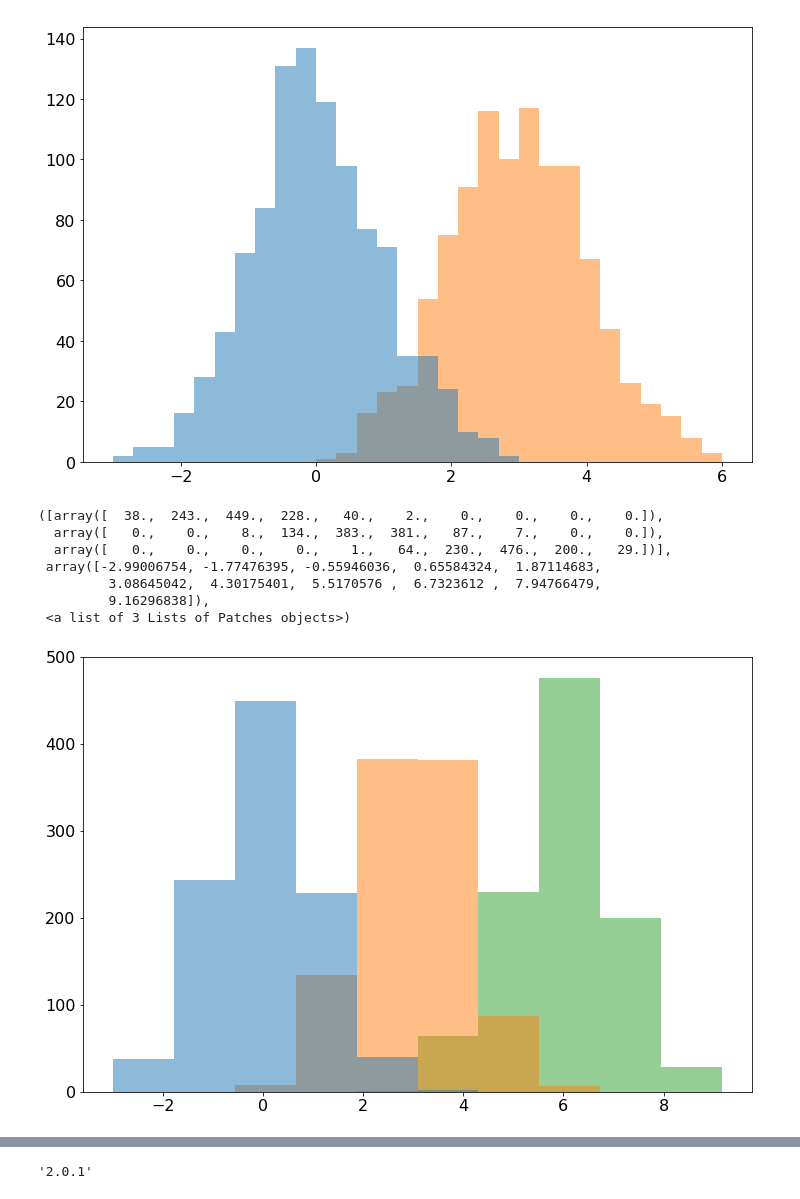
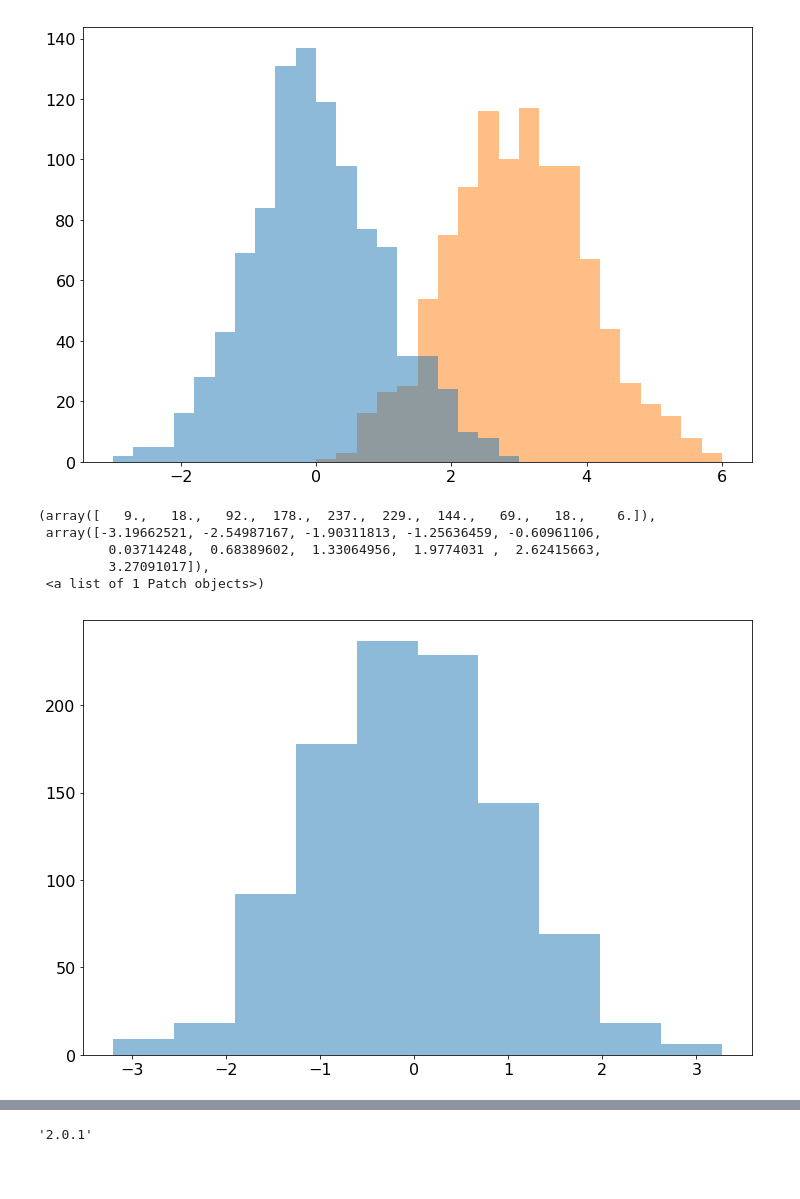
Before and after one commit to pollackscience/histogram_plus, a Jupyter notebook: scripts/hist_plus.ipynb, the cells around one changed output, grey strips where cells are left out. Drawn from its saved outputs; the diff is of its cells as text; code cells hidden in the pictures; blank space fills up the shorter version.

```diff
--- a/scripts/hist_plus.ipynb
+++ b/scripts/hist_plus.ipynb
@@ -69,16 +51,14 @@ hist([data, data2], bins=30, histtype='stepfilled', errorbars=False, range=(-3,6
  <a list of 2 Lists of Patches objects>)
 [figure]
 # %%
-plt.hist([data, data2, data3], bins=10, histtype='stepfilled', alpha=0.5, stacked=False)
+plt.hist([data], bins=10, histtype='stepfilled', alpha=0.5, stacked=False)
 # %% [output]
-([array([  38.,  243.,  449.,  228.,   40.,    2.,    0.,    0.,    0.,    0.]),
-  array([   0.,    0.,    8.,  134.,  383.,  381.,   87.,    7.,    0.,    0.]),
-  array([   0.,    0.,    0.,    0.,    1.,   64.,  230.,  476.,  200.,   29.])],
- array([-2.99006754, -1.77476395, -0.55946036,  0.65584324,  1.87114683,
-         3.08645042,  4.30175401,  5.5170576 ,  6.7323612 ,  7.94766479,
-         9.16296838]),
- <a list of 3 Lists of Patches objects>)
+(array([   9.,   18.,   92.,  178.,  237.,  229.,  144.,   69.,   18.,    6.]),
+ array([-3.19662521, -2.54987167, -1.90311813, -1.25636459, -0.60961106,
+         0.03714248,  0.68389602,  1.33064956,  1.9774031 ,  2.62415663,
+         3.27091017]),
+ <a list of 1 Patch objects>)
-[figure, old version]
+[figure, new version]
 # %%
 np.histogram([data, data2, data3], bins='auto')
 # %% [output]
```
Also changed, not shown: parts of 7 cells of this notebook, 1 other file.
